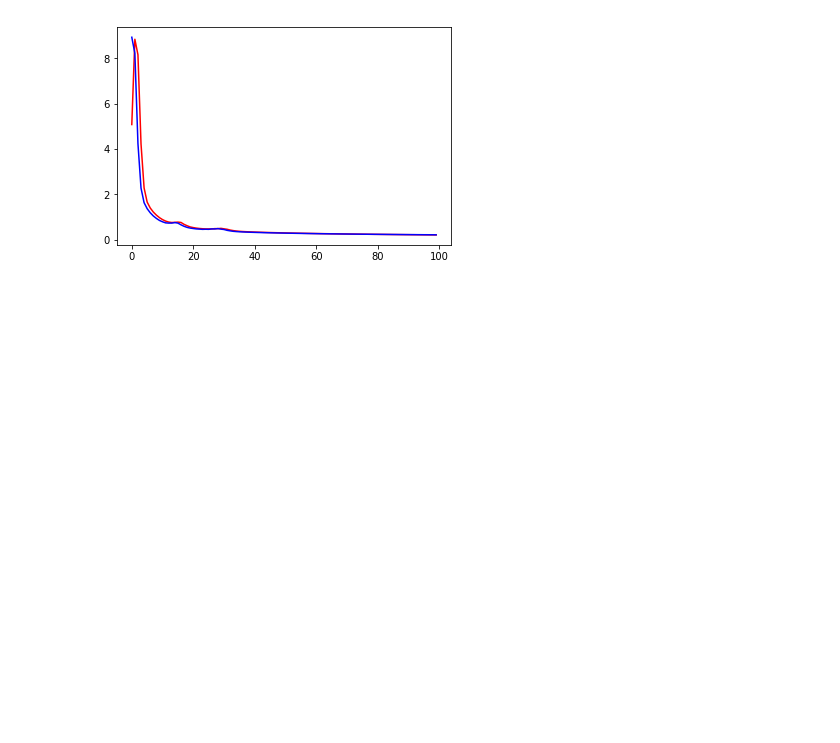
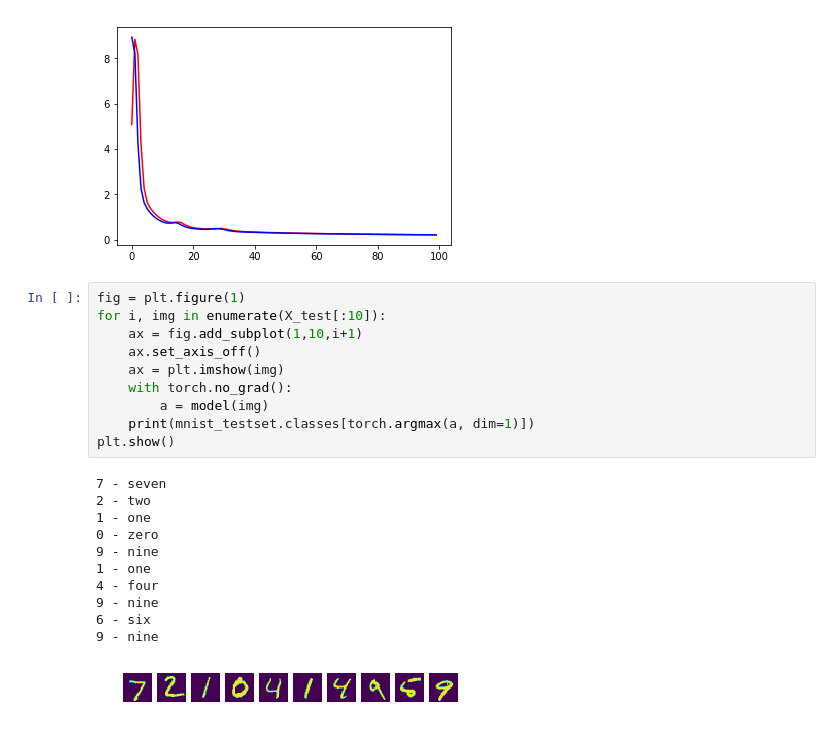
Before and after one commit to RafaelGoncalves8/mnist-neural-networks, a Jupyter notebook: deliver/NN.ipynb, the cells around one changed output. Cells and saved outputs as stored; diff of their text form; blank space fills up the shorter version.

Commit message:
Estimate sample images.

```diff
--- a/deliver/NN.ipynb
+++ b/deliver/NN.ipynb
@@ -189,3 +189,25 @@ plt.hold = False
 plt.show()
 # %% [output]
 [figure]
+# %%
+fig = plt.figure(1)
+for i, img in enumerate(X_test[:10]):
+    ax = fig.add_subplot(1,10,i+1)
+    ax.set_axis_off()
+    ax = plt.imshow(img)
+    with torch.no_grad():
+        a = model(img)
+    print(mnist_testset.classes[torch.argmax(a, dim=1)])
+plt.show()
+# %% [output]
+7 - seven
+2 - two
+1 - one
+0 - zero
+9 - nine
+1 - one
+4 - four
+9 - nine
+6 - six
+9 - nine
+[figure, added]
```
Also changed, not shown: 2 other files.
